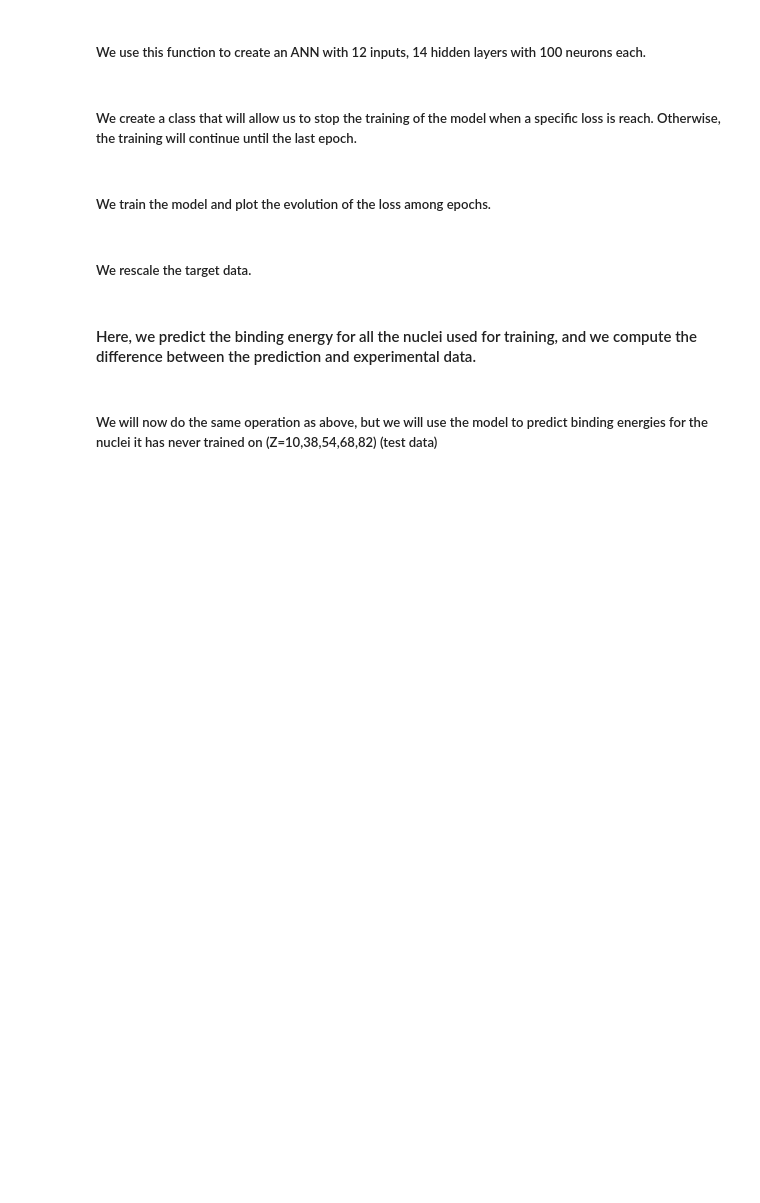
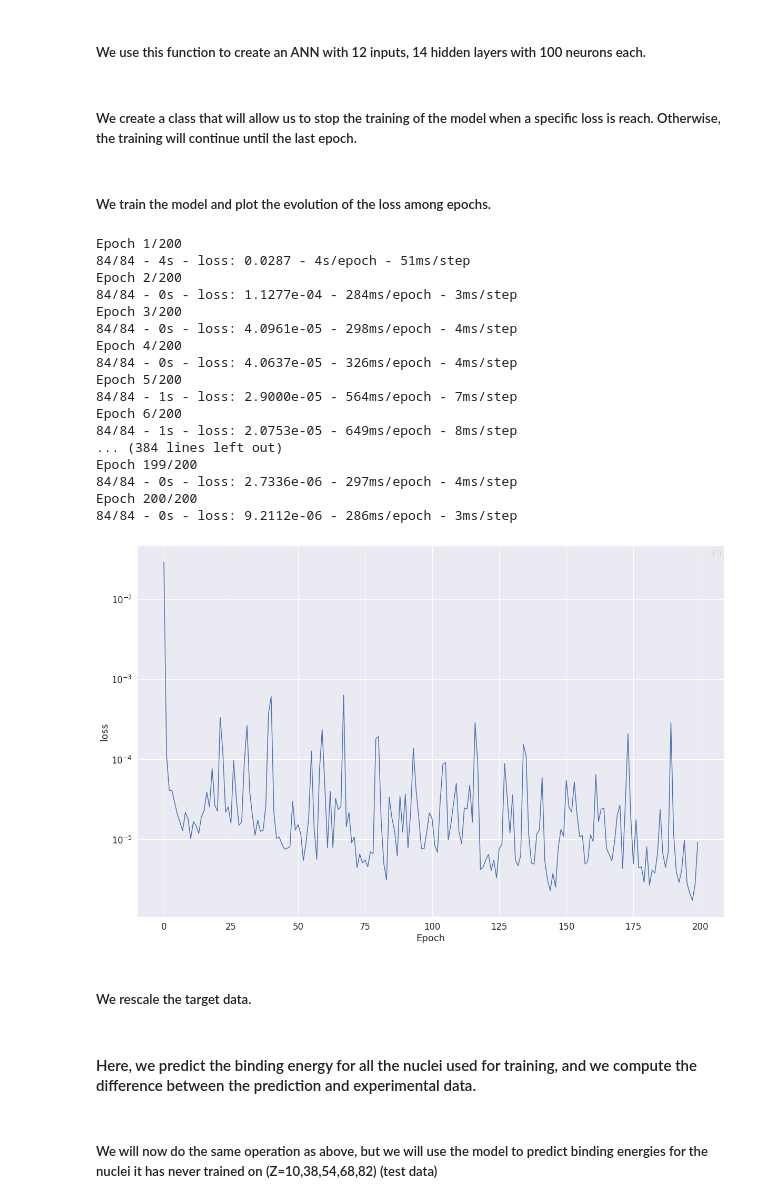
Before and after one commit to AlexianL/StudentProject2023, a Jupyter notebook: 4_artificial_neural_network.ipynb, the cells around one changed output. Saved outputs shown, nothing was run; the diff lists cells and outputs as text; code cells hidden in the pictures; blank space fills up the shorter version.

```diff
--- a/4_artificial_neural_network.ipynb
+++ b/4_artificial_neural_network.ipynb
@@ -31,10 +31,10 @@ root = "/content/drive"     #default location for the drive
 
 drive.mount(root)           #we mount the google drive at /content/drive
 
-import join used to join ROOT path and MY_GOOGLE_DRIVE_PATH
+#import join used to join ROOT path and MY_GOOGLE_DRIVE_PATH
 from os.path import join
 
 # path to your project on Google Drive
-my_google_drive_path = "MyDrive/StudentProject2023"
+my_google_drive_path = "MyDrive/StudentProject2023-main"
 
 project_path = join(root, my_google_drive_path)
@@ -102,19 +104,38 @@ early_stopping = EarlyStoppingByLossValue()
 # %%
 history4=model4.fit(x=([n_input, z_input, surf_input, coul_input, asym_input,
                         pair_input, S1n_input, S1p_input, S2n_input, S2p_input,
                         z_distance_input, n_distance_input]),
-                        y=target, epochs=2000, shuffle=True,
+                        y=target, epochs=200, shuffle=True,
                         verbose=2, callbacks=[early_stopping] )
 
 plt.figure(figsize =(20,13))
 plt.yscale('log')
 plt.legend('labels')
 
 plt.plot(history4.history["loss"])
 plt.xlabel("Epoch")
 plt.ylabel("loss")
 plt.show()
 #Be careful : loss is mean_squared_error, not RMSE
+# %% [output]
+Epoch 1/200
+84/84 - 4s - loss: 0.0287 - 4s/epoch - 51ms/step
+Epoch 2/200
+84/84 - 0s - loss: 1.1277e-04 - 284ms/epoch - 3ms/step
+Epoch 3/200
+84/84 - 0s - loss: 4.0961e-05 - 298ms/epoch - 4ms/step
+Epoch 4/200
+84/84 - 0s - loss: 4.0637e-05 - 326ms/epoch - 4ms/step
+Epoch 5/200
+84/84 - 1s - loss: 2.9000e-05 - 564ms/epoch - 7ms/step
+Epoch 6/200
+84/84 - 1s - loss: 2.0753e-05 - 649ms/epoch - 8ms/step
+... (384 lines left out)
+Epoch 199/200
+84/84 - 0s - loss: 2.7336e-06 - 297ms/epoch - 4ms/step
+Epoch 200/200
+84/84 - 0s - loss: 9.2112e-06 - 286ms/epoch - 3ms/step
+[figure, added]
 # %% [markdown]
 ##### We rescale the target data.
 # %%
```
Also changed, not shown: parts of 3 cells of this notebook, 3 other files.
